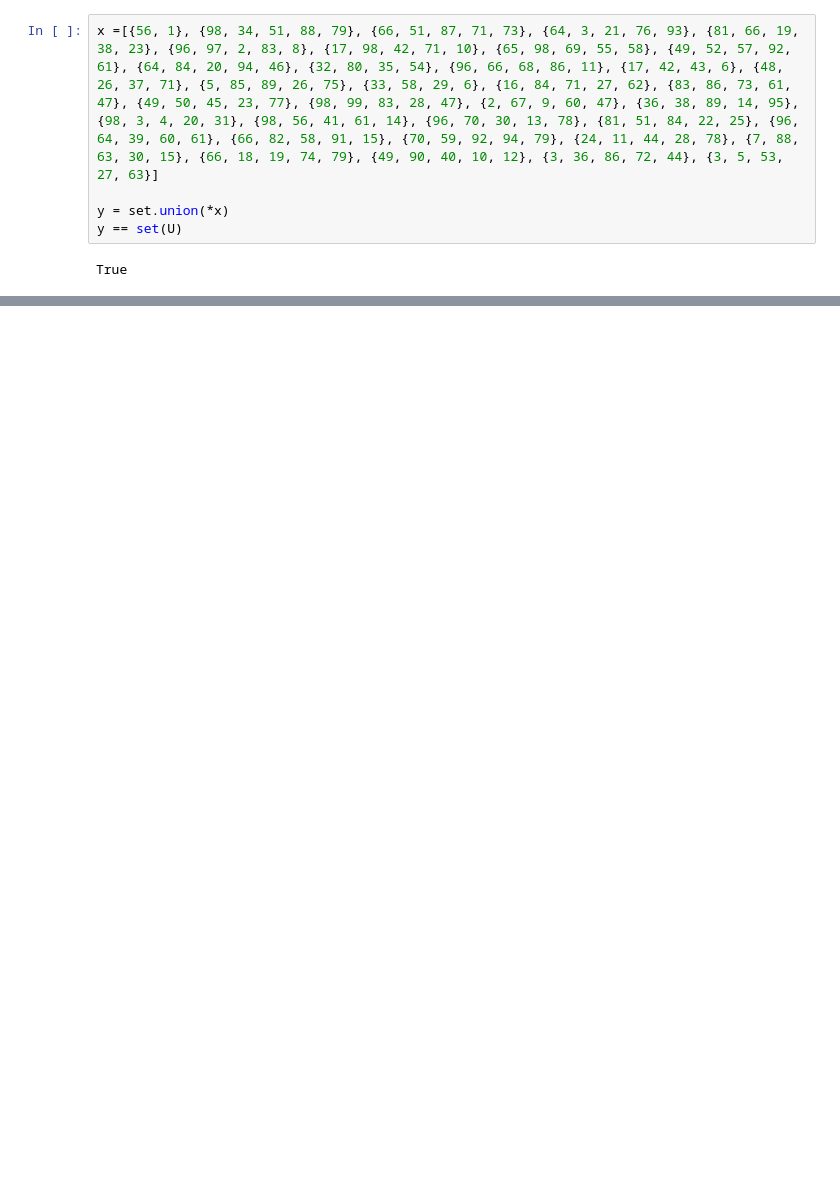
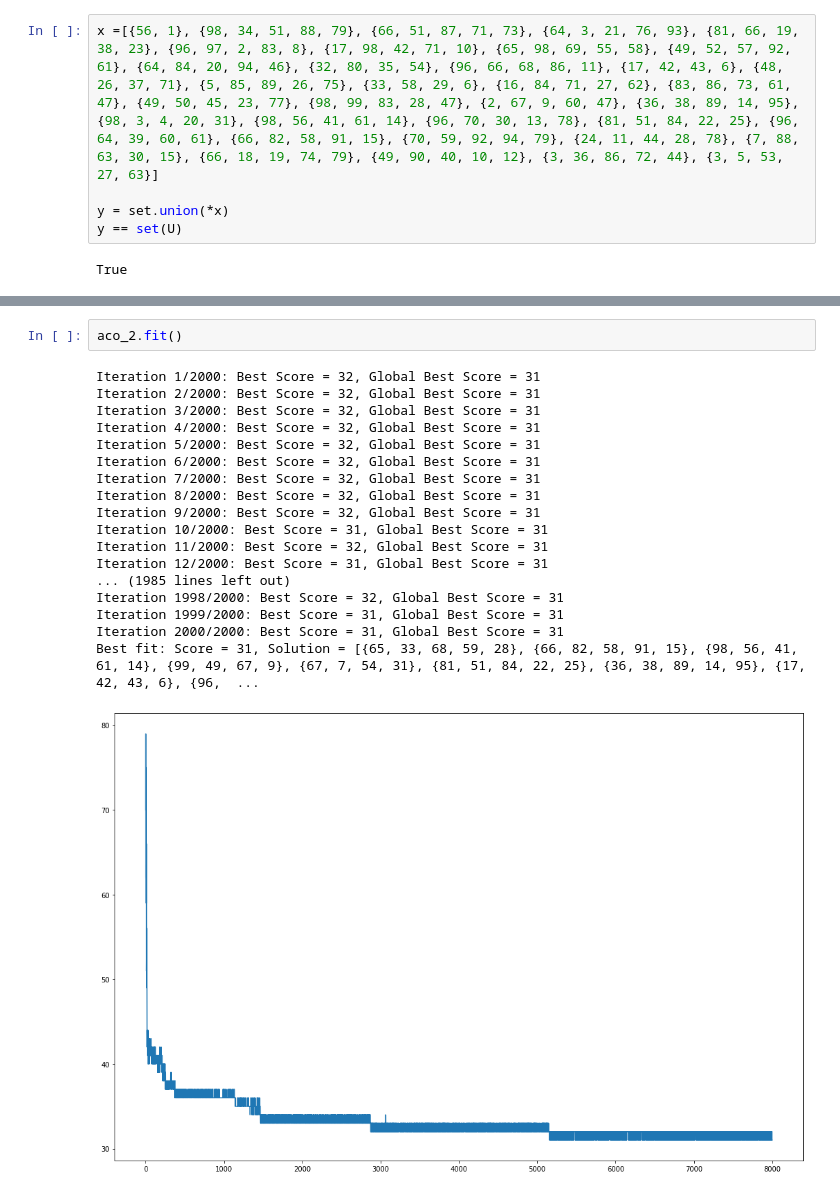
Before and after one commit to JohannesKnopp/ant-colony-optimization-NP-hard, a Jupyter notebook: set_cover/aco_set_cover.ipynb, the cells around one changed output, grey strips where cells are left out. Cells and saved outputs as stored; diff of their text form; blank space fills up the shorter version.

```diff
--- a/set_cover/aco_set_cover.ipynb
+++ b/set_cover/aco_set_cover.ipynb
@@ -163,0 +189,21 @@ True
+# %%
+aco_2.fit()
+# %% [output]
+Iteration 1/2000: Best Score = 32, Global Best Score = 31
+Iteration 2/2000: Best Score = 32, Global Best Score = 31
+Iteration 3/2000: Best Score = 32, Global Best Score = 31
+Iteration 4/2000: Best Score = 32, Global Best Score = 31
+Iteration 5/2000: Best Score = 32, Global Best Score = 31
+Iteration 6/2000: Best Score = 32, Global Best Score = 31
+Iteration 7/2000: Best Score = 32, Global Best Score = 31
+Iteration 8/2000: Best Score = 32, Global Best Score = 31
+Iteration 9/2000: Best Score = 32, Global Best Score = 31
+Iteration 10/2000: Best Score = 31, Global Best Score = 31
+Iteration 11/2000: Best Score = 32, Global Best Score = 31
+Iteration 12/2000: Best Score = 31, Global Best Score = 31
+... (1985 lines left out)
+Iteration 1998/2000: Best Score = 32, Global Best Score = 31
+Iteration 1999/2000: Best Score = 31, Global Best Score = 31
+Iteration 2000/2000: Best Score = 31, Global Best Score = 31
+Best fit: Score = 31, Solution = [{65, 33, 68, 59, 28}, {66, 82, 58, 91, 15}, {98, 56, 41, 61, 14}, {99, 49, 67, 9}, {67, 7, 54, 31}, {81, 51, 84, 22, 25}, {36, 38, 89, 14, 95}, {17, 42, 43, 6}, {96,  ...
+[figure, added]
```
Also changed, not shown: parts of 4 cells of this notebook.
